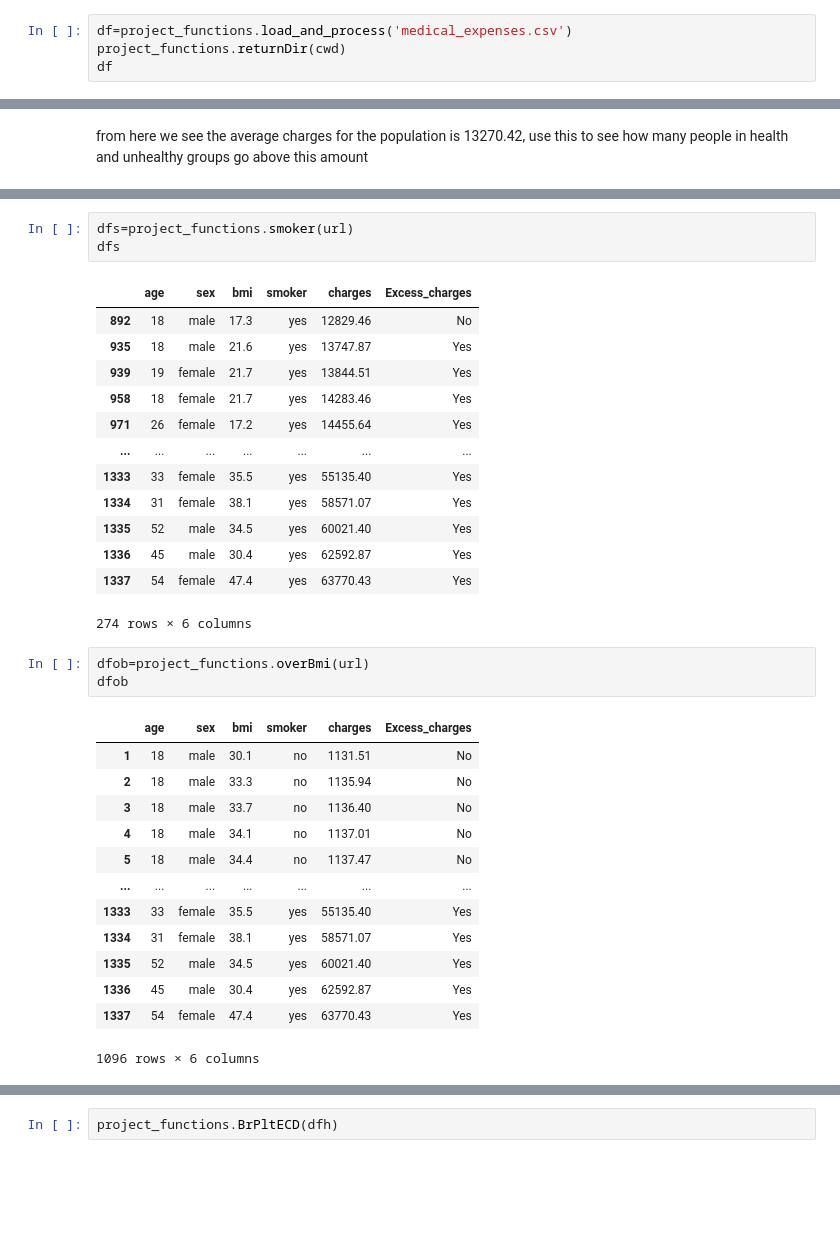
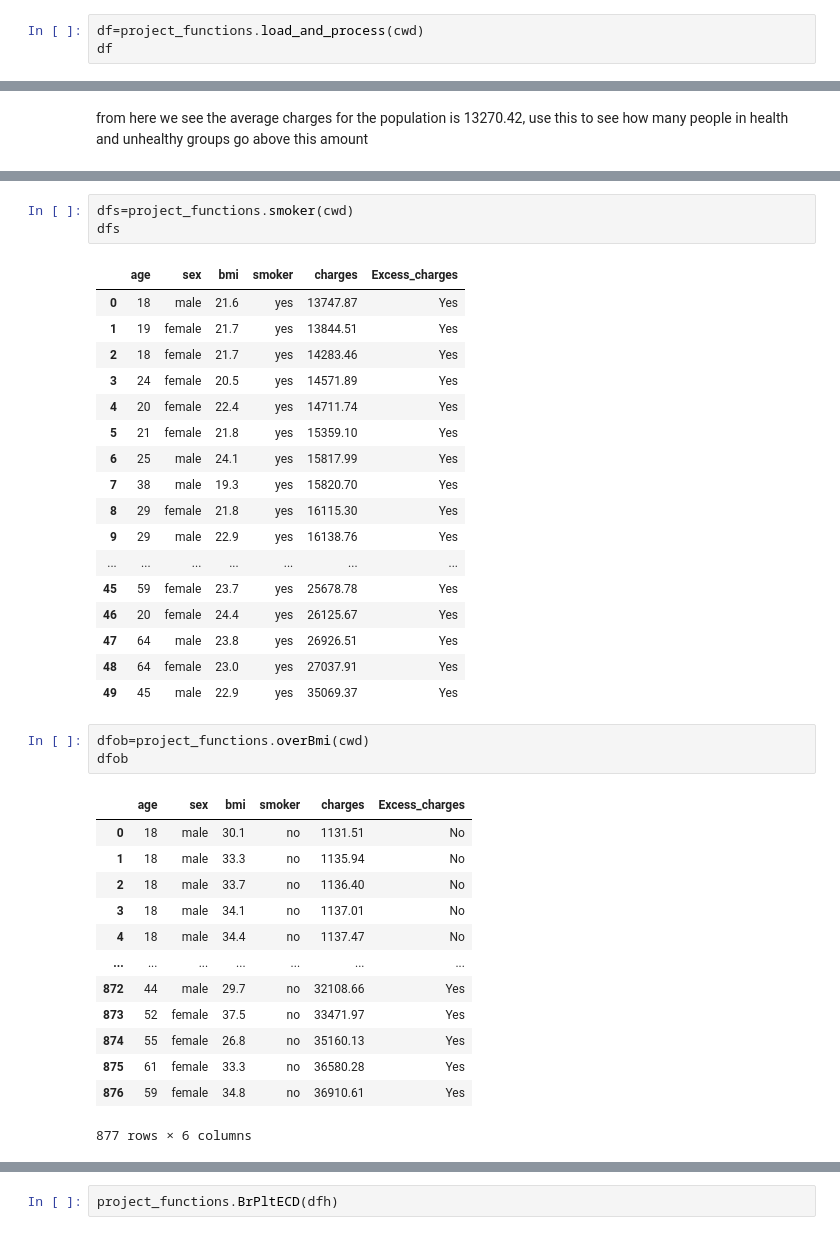
Before and after one commit to oankit/Medical-Expense-Analysis, a Jupyter notebook: Analysis/Hugh Blakemore/EDA.ipynb, the cells around one changed output, grey strips where cells are left out. Saved outputs shown, nothing was run; the diff lists cells and outputs as text; blank space fills up the shorter version.

```diff
--- a/Analysis/Hugh Blakemore/EDA.ipynb
+++ b/Analysis/Hugh Blakemore/EDA.ipynb
@@ -11,6 +12,5 @@ project_functions.RawDir()
 # %%
-df=project_functions.load_and_process('medical_expenses.csv')
-project_functions.returnDir(cwd)
+df=project_functions.load_and_process(cwd)
 df
 # %% [output]
 |  | age | sex | bmi | smoker | charges | Excess_charges | Over_BMI | Under_BMI | Healthy |
@@ -78,37 +78,41 @@ dfuh
 | 1165 | 54 | female | 47.4 | yes | 63770.43 | Yes | no |
 1166 rows × 7 columns
 # %%
-dfs=project_functions.smoker(url)
+dfs=project_functions.smoker(cwd)
 dfs
 # %% [output]
 |  | age | sex | bmi | smoker | charges | Excess_charges |
-| 892 | 18 | male | 17.3 | yes | 12829.46 | No |
-| 935 | 18 | male | 21.6 | yes | 13747.87 | Yes |
-| 939 | 19 | female | 21.7 | yes | 13844.51 | Yes |
-| 958 | 18 | female | 21.7 | yes | 14283.46 | Yes |
-| 971 | 26 | female | 17.2 | yes | 14455.64 | Yes |
+| 0 | 18 | male | 21.6 | yes | 13747.87 | Yes |
+| 1 | 19 | female | 21.7 | yes | 13844.51 | Yes |
+| 2 | 18 | female | 21.7 | yes | 14283.46 | Yes |
+| 3 | 24 | female | 20.5 | yes | 14571.89 | Yes |
+| 4 | 20 | female | 22.4 | yes | 14711.74 | Yes |
+| 5 | 21 | female | 21.8 | yes | 15359.10 | Yes |
+| 6 | 25 | male | 24.1 | yes | 15817.99 | Yes |
+| 7 | 38 | male | 19.3 | yes | 15820.70 | Yes |
+| 8 | 29 | female | 21.8 | yes | 16115.30 | Yes |
+| 9 | 29 | male | 22.9 | yes | 16138.76 | Yes |
 | ... | ... | ... | ... | ... | ... | ... |
-| 1333 | 33 | female | 35.5 | yes | 55135.40 | Yes |
-| 1334 | 31 | female | 38.1 | yes | 58571.07 | Yes |
-| 1335 | 52 | male | 34.5 | yes | 60021.40 | Yes |
-| 1336 | 45 | male | 30.4 | yes | 62592.87 | Yes |
-| 1337 | 54 | female | 47.4 | yes | 63770.43 | Yes |
+| 45 | 59 | female | 23.7 | yes | 25678.78 | Yes |
+| 46 | 20 | female | 24.4 | yes | 26125.67 | Yes |
+| 47 | 64 | male | 23.8 | yes | 26926.51 | Yes |
+| 48 | 64 | female | 23.0 | yes | 27037.91 | Yes |
+| 49 | 45 | male | 22.9 | yes | 35069.37 | Yes |
-274 rows × 6 columns
 # %%
-dfob=project_functions.overBmi(url)
+dfob=project_functions.overBmi(cwd)
 dfob
 # %% [output]
 |  | age | sex | bmi | smoker | charges | Excess_charges |
-| 1 | 18 | male | 30.1 | no | 1131.51 | No |
-| 2 | 18 | male | 33.3 | no | 1135.94 | No |
-| 3 | 18 | male | 33.7 | no | 1136.40 | No |
-| 4 | 18 | male | 34.1 | no | 1137.01 | No |
-| 5 | 18 | male | 34.4 | no | 1137.47 | No |
+| 0 | 18 | male | 30.1 | no | 1131.51 | No |
+| 1 | 18 | male | 33.3 | no | 1135.94 | No |
+| 2 | 18 | male | 33.7 | no | 1136.40 | No |
+| 3 | 18 | male | 34.1 | no | 1137.01 | No |
+| 4 | 18 | male | 34.4 | no | 1137.47 | No |
 | ... | ... | ... | ... | ... | ... | ... |
-| 1333 | 33 | female | 35.5 | yes | 55135.40 | Yes |
-| 1334 | 31 | female | 38.1 | yes | 58571.07 | Yes |
-| 1335 | 52 | male | 34.5 | yes | 60021.40 | Yes |
-| 1336 | 45 | male | 30.4 | yes | 62592.87 | Yes |
-| 1337 | 54 | female | 47.4 | yes | 63770.43 | Yes |
+| 872 | 44 | male | 29.7 | no | 32108.66 | Yes |
+| 873 | 52 | female | 37.5 | no | 33471.97 | Yes |
+| 874 | 55 | female | 26.8 | no | 35160.13 | Yes |
+| 875 | 61 | female | 33.3 | no | 36580.28 | Yes |
+| 876 | 59 | female | 34.8 | no | 36910.61 | Yes |
-1096 rows × 6 columns
+877 rows × 6 columns
 # %%
```
Also changed, not shown: parts of 9 cells of this notebook, 1 other file.
